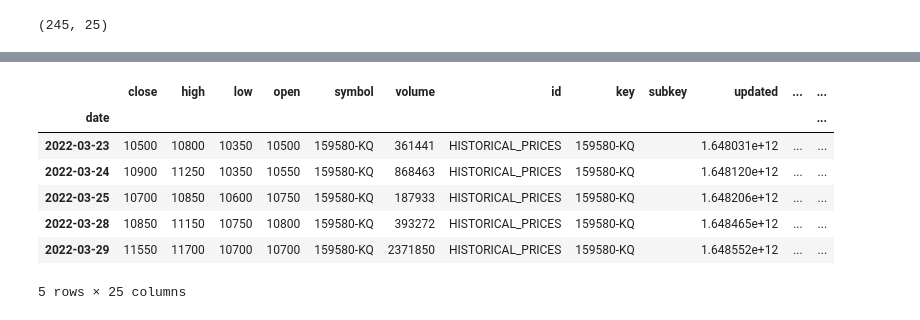
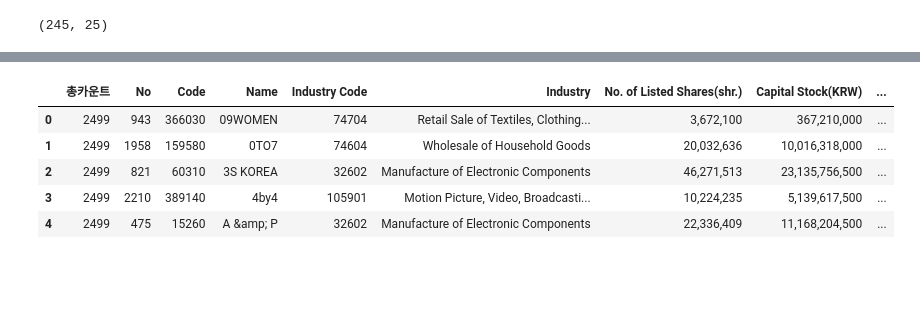
Before and after one commit to tjp1992/stock_backend, a Jupyter notebook: notebooks/EDA_tj.ipynb, the cells around one changed output, grey strips where cells are left out. Drawn from its saved outputs; the diff is of its cells as text; code cells hidden in the pictures; blank space fills up the shorter version.

```diff
--- a/notebooks/EDA_tj.ipynb
+++ b/notebooks/EDA_tj.ipynb
@@ -191,11 +152,11 @@ df['uClose'].plot();
-# %%
-df.tail()
-# %% [output]
-|  | close | high | low | open | symbol | volume | id | key | subkey | updated | ... | ... |
-| date |  |  |  |  |  |  |  |  |  |  |  | ... |
-| 2022-03-23 | 10500 | 10800 | 10350 | 10500 | 159580-KQ | 361441 | HISTORICAL_PRICES | 159580-KQ |  | 1.648031e+12 | ... | ... |
-| 2022-03-24 | 10900 | 11250 | 10350 | 10550 | 159580-KQ | 868463 | HISTORICAL_PRICES | 159580-KQ |  | 1.648120e+12 | ... | ... |
-| 2022-03-25 | 10700 | 10850 | 10600 | 10750 | 159580-KQ | 187933 | HISTORICAL_PRICES | 159580-KQ |  | 1.648206e+12 | ... | ... |
-| 2022-03-28 | 10850 | 11150 | 10750 | 10800 | 159580-KQ | 393272 | HISTORICAL_PRICES | 159580-KQ |  | 1.648465e+12 | ... | ... |
-| 2022-03-29 | 11550 | 11700 | 10700 | 10700 | 159580-KQ | 2371850 | HISTORICAL_PRICES | 159580-KQ |  | 1.648552e+12 | ... | ... |
-5 rows × 25 columns
+# %%
+# read KR_stock_list file from local directory and save it as a dataframe (stock_df)
+stock_df = pd.read_excel('stock_data.xls.xlsx')
+stock_df.head()
+# %% [output]
+|  | 총카운트 | No | Code | Name | Industry Code | Industry | No. of Listed Shares(shr.) | Capital Stock(KRW) | ... |
+| 0 | 2499 | 943 | 366030 | 09WOMEN | 74704 | Retail Sale of Textiles, Clothing... | 3,672,100 | 367,210,000 | ... |
+| 1 | 2499 | 1958 | 159580 | 0TO7 | 74604 | Wholesale of Household Goods | 20,032,636 | 10,016,318,000 | ... |
+| 2 | 2499 | 821 | 60310 | 3S KOREA | 32602 | Manufacture of Electronic Components | 46,271,513 | 23,135,756,500 | ... |
+| 3 | 2499 | 2210 | 389140 | 4by4 | 105901 | Motion Picture, Video, Broadcasti... | 10,224,235 | 5,139,617,500 | ... |
+| 4 | 2499 | 475 | 15260 | A &amp; P | 32602 | Manufacture of Electronic Components | 22,336,409 | 11,168,204,500 | ... |
```
Also changed, not shown: parts of 9 cells of this notebook, 1 other file.
